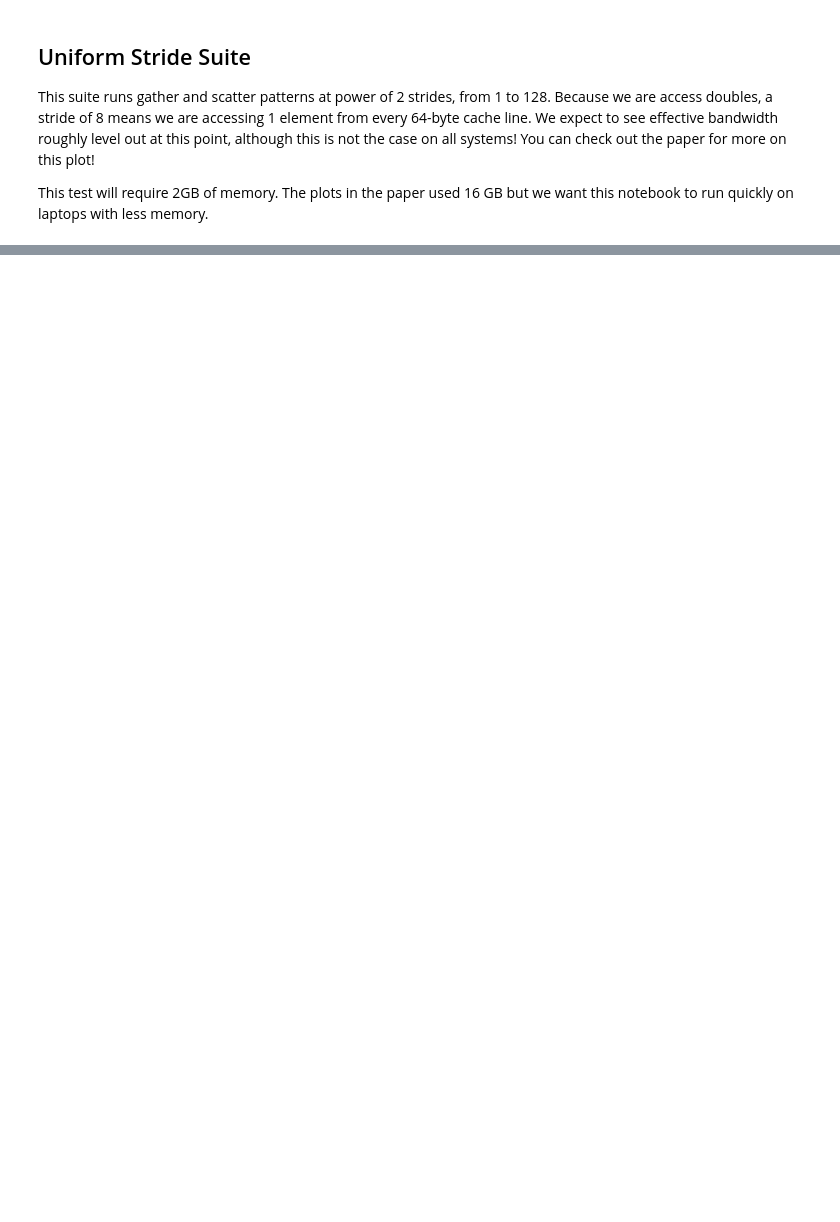
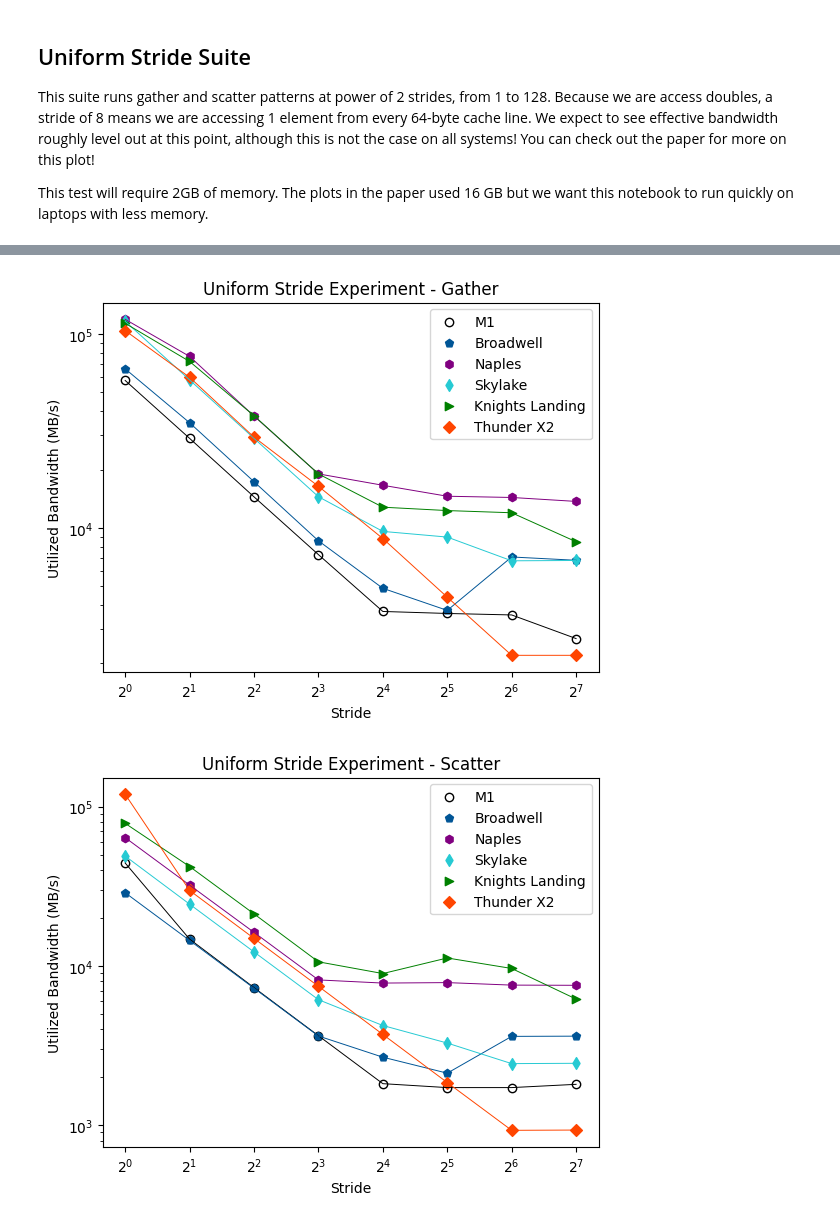
Before and after one commit to hpcgarage/spatter, a Jupyter notebook: notebooks/Plots.ipynb, the cells around one changed output, grey strips where cells are left out. Saved outputs shown, nothing was run; the diff lists cells and outputs as text; code cells hidden in the pictures; blank space fills up the shorter version.

Commit message:
finish ustride plots

```diff
--- a/notebooks/Plots.ipynb
+++ b/notebooks/Plots.ipynb
@@ -127,8 +129,22 @@ This suite runs gather and scatter patterns at power of 2 strides, from 1 to 128
 
 This test will require 2GB of memory. The plots in the paper used 16 GB but we want this notebook to run quickly on laptops with less memory.
 # %%
+# Run the suite
+
 #suite = f'../standard-suite/basic-tests/{system_type}-ustride.json'
 suite = f'cpu_ustride_new.json'
 os.system(f'{build_dir}/spatter -pFILE={suite} > ustride_custom{system_type}.txt')
 ustride_df = spatter_util.file2df(f'ustride_custom{system_type}.txt')
+ustride_df = ustride_df.rename(columns={'bw(MB/s)':'bw'})
 # %%
+# Concatenate the new data to the old data
+with open('pattern_results_ext.pkl', 'rb') as file:
+    df = pickle.load(file)
+df = df[df['pat_len'] == N]
+df = pd.concat([df, ustride_df], ignore_index=True)
+
+# Just keep the ustride experiments from the old data
+df = df[df['experiment'] == 'ustride']
+
+# Remove Cascade Lake as it's very similar to Skylake
+df = df[df['arch']!='clx']
@@ -152,0 +151,39 @@ ustride_df = spatter_util.file2df(f'ustride_custom{system_type}.txt')
+# %%
+def ustride_plot(kernel):
+    df_ustride = df[df['kernel']==kernel]
+    fig, ax = plt.subplots()
+    ax.set_yscale('log')
+    ax.set_title(f'Uniform Stride Experiment - {kernel}')
+    ax.set_ylabel('Utilized Bandwidth (MB/s)')
+    ax.set_xlabel('Stride')
+
+    for arch in set(df['arch']):
+        if (arch == 'customcpu' or arch == 'customgpu'):
+            edgecolor = 'black'
+            linecolor = 'black'
+            label = platform_name
+        else:
+            edgecolor = None
+            linecolor = spatter_util.COLORS[arch]
+            label = spatter_util.ALLNAMES[arch]
+
+        yvals = df_ustride[df_ustride['arch']==arch]['bw']
+        xvals = range(1, len(yvals)+1)
+        sym = spatter_util.SYMBOLS[arch]
+        ax.scatter(xvals, yvals, color=spatter_util.COLORS[arch], edgecolors=edgecolor, label=label, marker=sym)
+        ax.plot(xvals, yvals, color=linecolor, linewidth=0.7)
+
+    string_labels = []
+    for i in range(0,len(yvals)):
+        string_labels.append(r"$2^{%d}$" % i)
+
+    plt.xticks(range(1,len(yvals)+1),string_labels)
+
+    ax.legend()
+    plt.show()
+
+ustride_plot('Gather')
+ustride_plot('Scatter')
+# %% [output]
+[figure, added]
+[figure, added]
```
Also changed, not shown: parts of 6 cells of this notebook, 1 other file.
